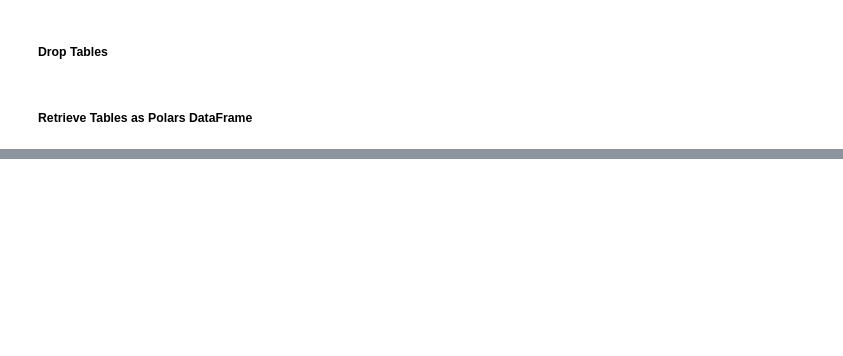
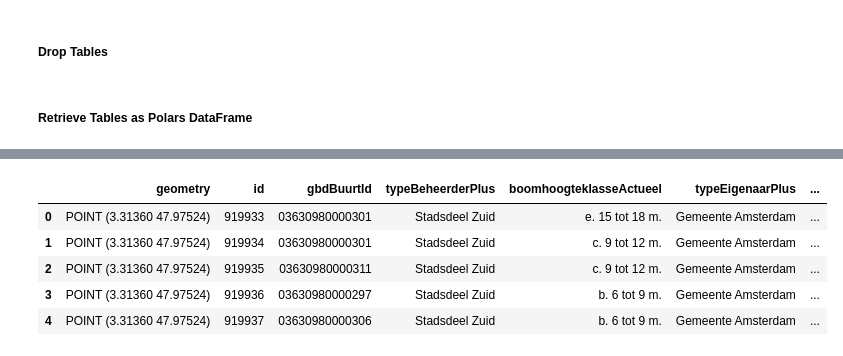
Before and after one commit to melchiorhering/DSP-Storm-Damage-on-Urban-Areas, a Jupyter notebook: src/notebooks/workbook.ipynb, the cells around one changed output, grey strips where cells are left out. Cells and saved outputs as stored; diff of their text form; code cells hidden in the pictures; blank space fills up the shorter version.

```diff
--- a/src/notebooks/workbook.ipynb
+++ b/src/notebooks/workbook.ipynb
@@ -79,0 +109,10 @@ print(df.head()["geometrie"])
+# %%
+gdf_tree_data = convert_to_geodf(tree_data)
+gdf_tree_data.head()
+# %% [output]
+|  | geometry | id | gbdBuurtId | typeBeheerderPlus | boomhoogteklasseActueel | typeEigenaarPlus | ... |
+| 0 | POINT (3.31360 47.97524) | 919933 | 03630980000301 | Stadsdeel Zuid | e. 15 tot 18 m. | Gemeente Amsterdam | ... |
+| 1 | POINT (3.31360 47.97524) | 919934 | 03630980000301 | Stadsdeel Zuid | c. 9 tot 12 m. | Gemeente Amsterdam | ... |
+| 2 | POINT (3.31360 47.97524) | 919935 | 03630980000311 | Stadsdeel Zuid | c. 9 tot 12 m. | Gemeente Amsterdam | ... |
+| 3 | POINT (3.31360 47.97524) | 919936 | 03630980000297 | Stadsdeel Zuid | b. 6 tot 9 m. | Gemeente Amsterdam | ... |
+| 4 | POINT (3.31360 47.97524) | 919937 | 03630980000306 | Stadsdeel Zuid | b. 6 tot 9 m. | Gemeente Amsterdam | ... |
```
Also changed, not shown: parts of 14 cells of this notebook, 12 other files.
